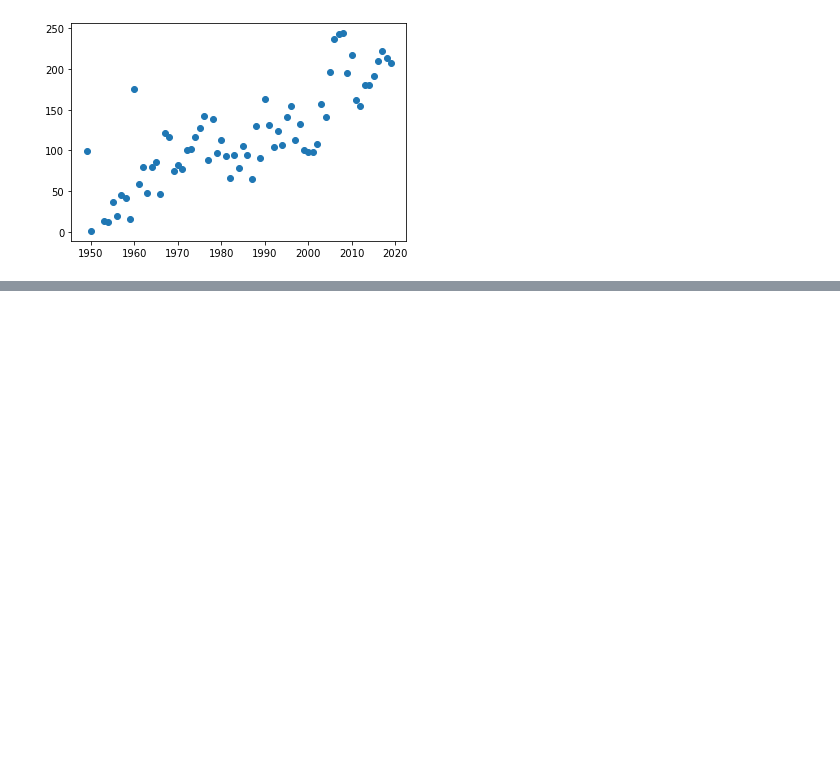
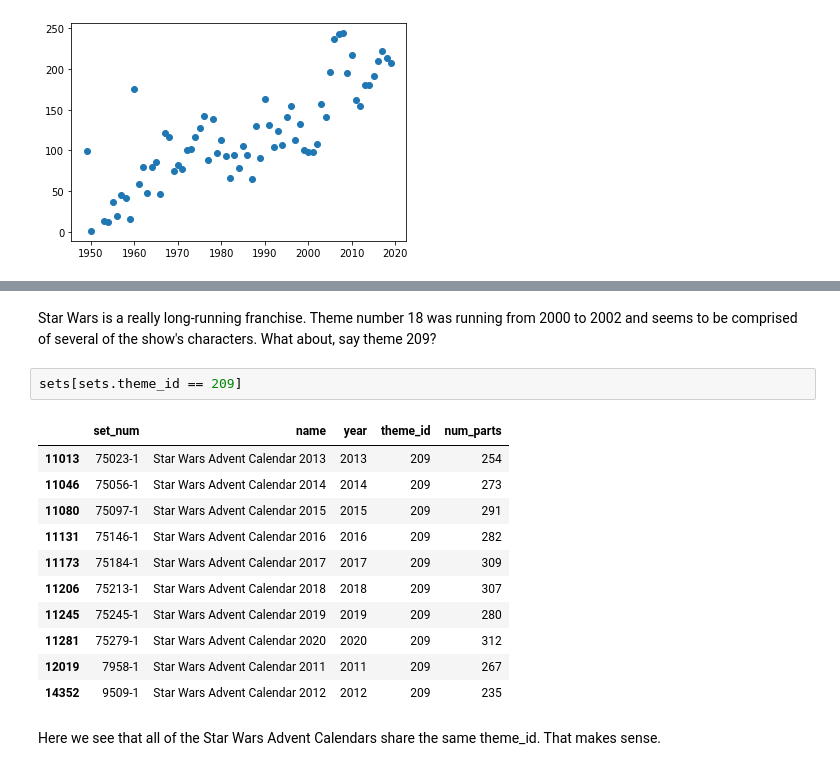
Before and after one commit to Joshua-Jenkins33/100DaysOfPython, a Jupyter notebook: 073_Day_73_Aggregate_and_Merge_Data_with_Pandas_LEGO_Dataset/LEGO.ipynb, the cells around one changed output, grey strips where cells are left out. Cells and saved outputs as stored; diff of their text form; blank space fills up the shorter version.

```diff
--- a/073_Day_73_Aggregate_and_Merge_Data_with_Pandas_LEGO_Dataset/LEGO.ipynb
+++ b/073_Day_73_Aggregate_and_Merge_Data_with_Pandas_LEGO_Dataset/LEGO.ipynb
@@ -241,0 +334,18 @@ plt.scatter(parts_per_set.index[:-2], parts_per_set.num_parts[:-2])
+# %% [markdown]
+Star Wars is a really long-running franchise. Theme number 18 was running from 2000 to 2002 and seems to be comprised of several of the show's characters. What about, say theme 209?
+# %%
+sets[sets.theme_id == 209]
+# %% [output]
+|  | set_num | name | year | theme_id | num_parts |
+| 11013 | 75023-1 | Star Wars Advent Calendar 2013 | 2013 | 209 | 254 |
+| 11046 | 75056-1 | Star Wars Advent Calendar 2014 | 2014 | 209 | 273 |
+| 11080 | 75097-1 | Star Wars Advent Calendar 2015 | 2015 | 209 | 291 |
+| 11131 | 75146-1 | Star Wars Advent Calendar 2016 | 2016 | 209 | 282 |
+| 11173 | 75184-1 | Star Wars Advent Calendar 2017 | 2017 | 209 | 309 |
+| 11206 | 75213-1 | Star Wars Advent Calendar 2018 | 2018 | 209 | 307 |
+| 11245 | 75245-1 | Star Wars Advent Calendar 2019 | 2019 | 209 | 280 |
+| 11281 | 75279-1 | Star Wars Advent Calendar 2020 | 2020 | 209 | 312 |
+| 12019 | 7958-1 | Star Wars Advent Calendar 2011 | 2011 | 209 | 267 |
+| 14352 | 9509-1 | Star Wars Advent Calendar 2012 | 2012 | 209 | 235 |
+# %% [markdown]
+Here we see that all of the Star Wars Advent Calendars share the same theme_id. That makes sense.
```
Also changed, not shown: parts of 11 cells of this notebook, 1 other file.
